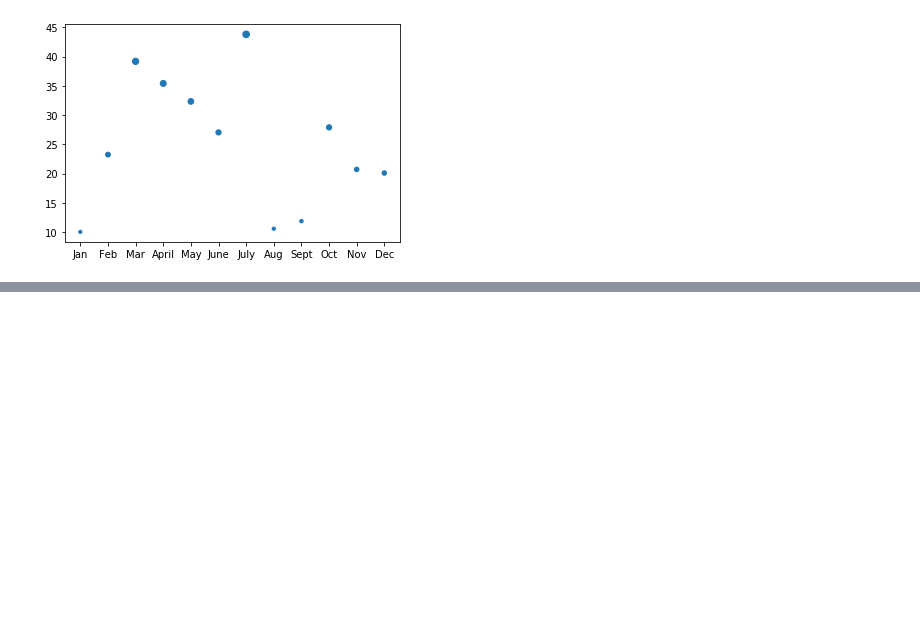
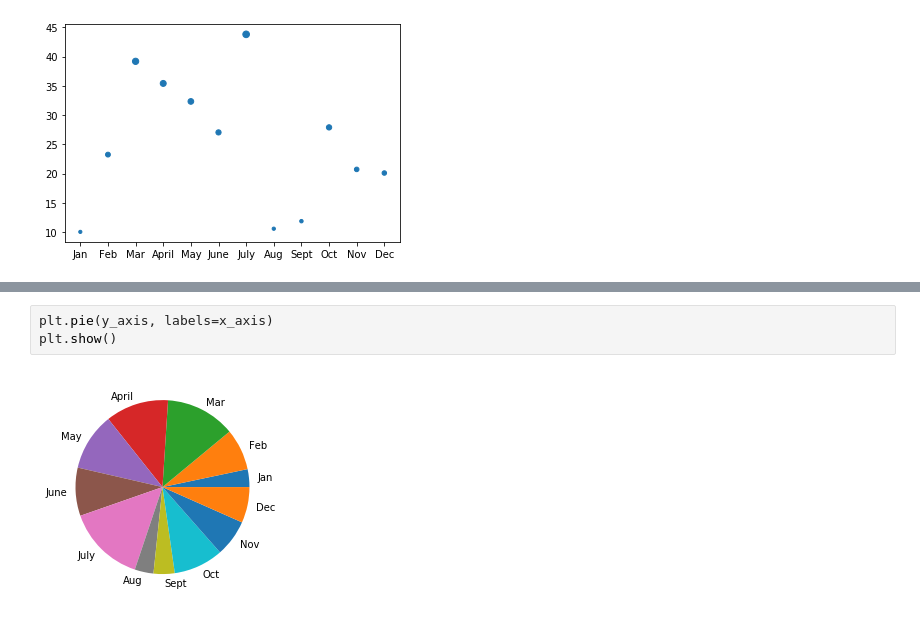
Before and after one commit to rcelorio/PyBer_Analysis, a Jupyter notebook: matplotlib_practice.ipynb, the cells around one changed output, grey strips where cells are left out. Drawn from its saved outputs; the diff is of its cells as text; blank space fills up the shorter version.

```diff
--- a/matplotlib_practice.ipynb
+++ b/matplotlib_practice.ipynb
@@ -235,3 +235,8 @@ ax.set_xlim(0,50)
 ax.invert_yaxis()
 # %% [output]
 [figure]
+# %%
+plt.pie(y_axis, labels=x_axis)
+plt.show()
+# %% [output]
+[figure, added]
```
Also changed, not shown: parts of 4 cells of this notebook.
